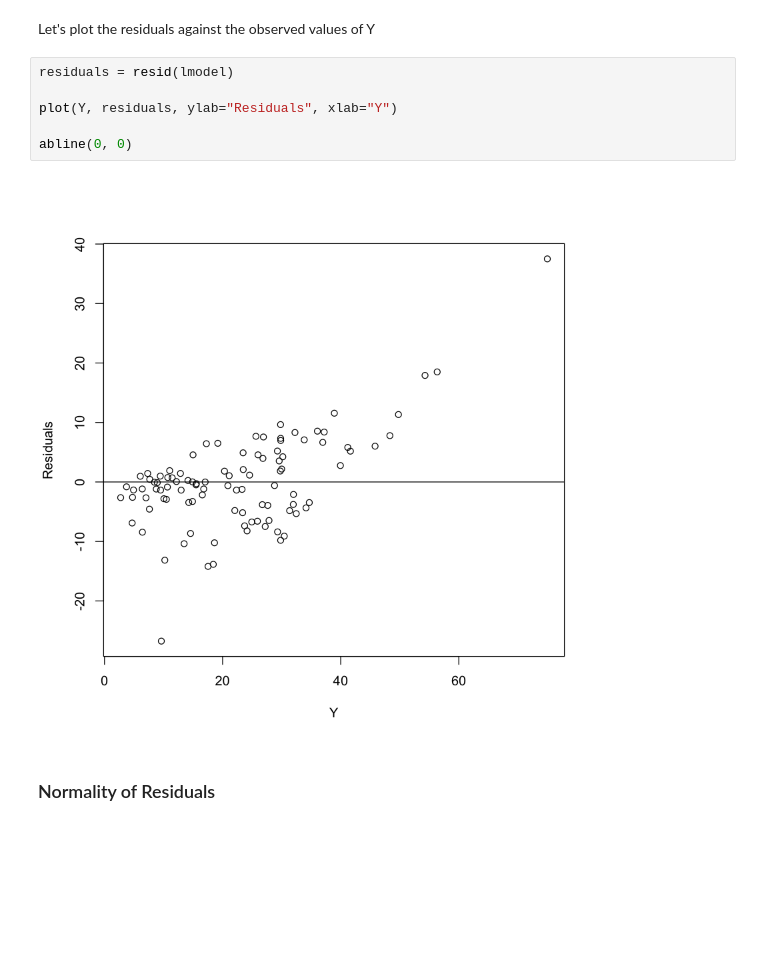
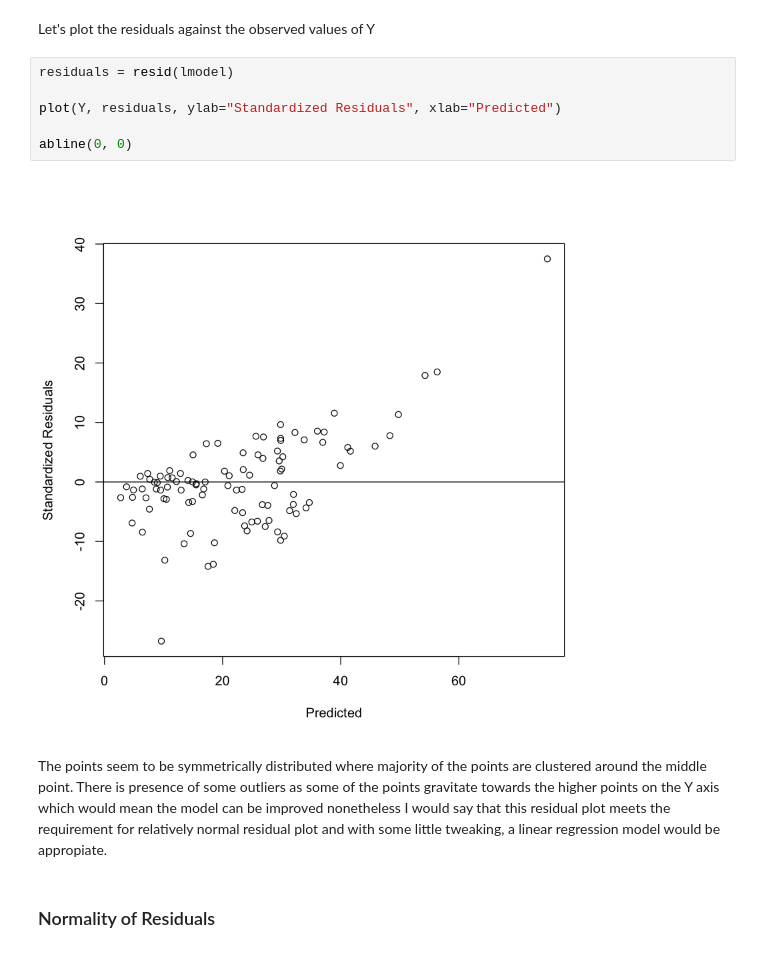
Before and after one commit to nicksspirit/MSBA, a Jupyter notebook: 64036/RNotebook/assignment_2.ipynb, the cells around one changed output. Drawn from its saved outputs; the diff is of its cells as text; blank space fills up the shorter version.

```diff
--- a/64036/RNotebook/assignment_2.ipynb
+++ b/64036/RNotebook/assignment_2.ipynb
@@ -88,11 +88,13 @@ Let's plot the residuals against the observed values of Y
 # %%
 residuals = resid(lmodel)
 
-plot(Y, residuals, ylab="Residuals", xlab="Y")
+plot(Y, residuals, ylab="Standardized Residuals", xlab="Predicted")
 
 abline(0, 0)
 # %% [output]
-[figure, old version]
+[figure, new version]
+# %% [markdown]
+The points seem to be symmetrically distributed where majority of the points are clustered around the middle point. There is presence of some outliers as some of the points gravitate towards the higher points on the Y axis which would mean the model can be improved nonetheless I would say that this residual plot meets the requirement for relatively normal residual plot and with some little tweaking, a linear regression model would be appropiate.
 # %% [markdown]
 ### Normality of Residuals
 # %% [markdown]
```
Also changed, not shown: parts of 6 cells of this notebook.
